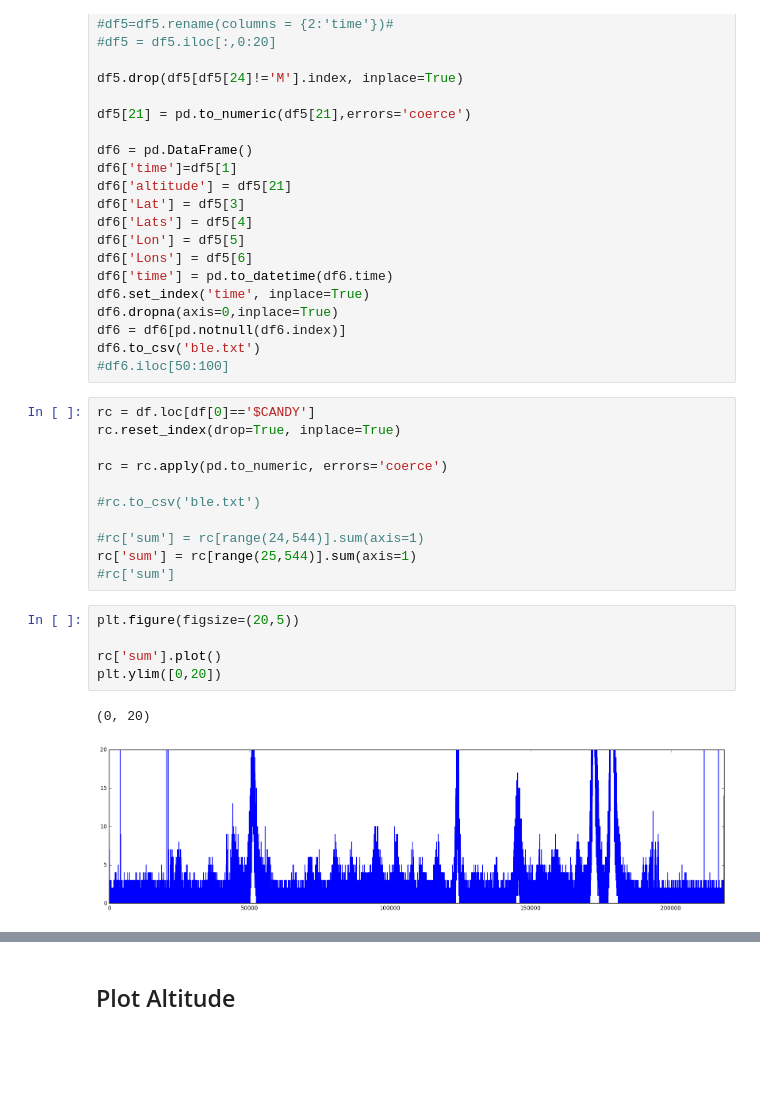
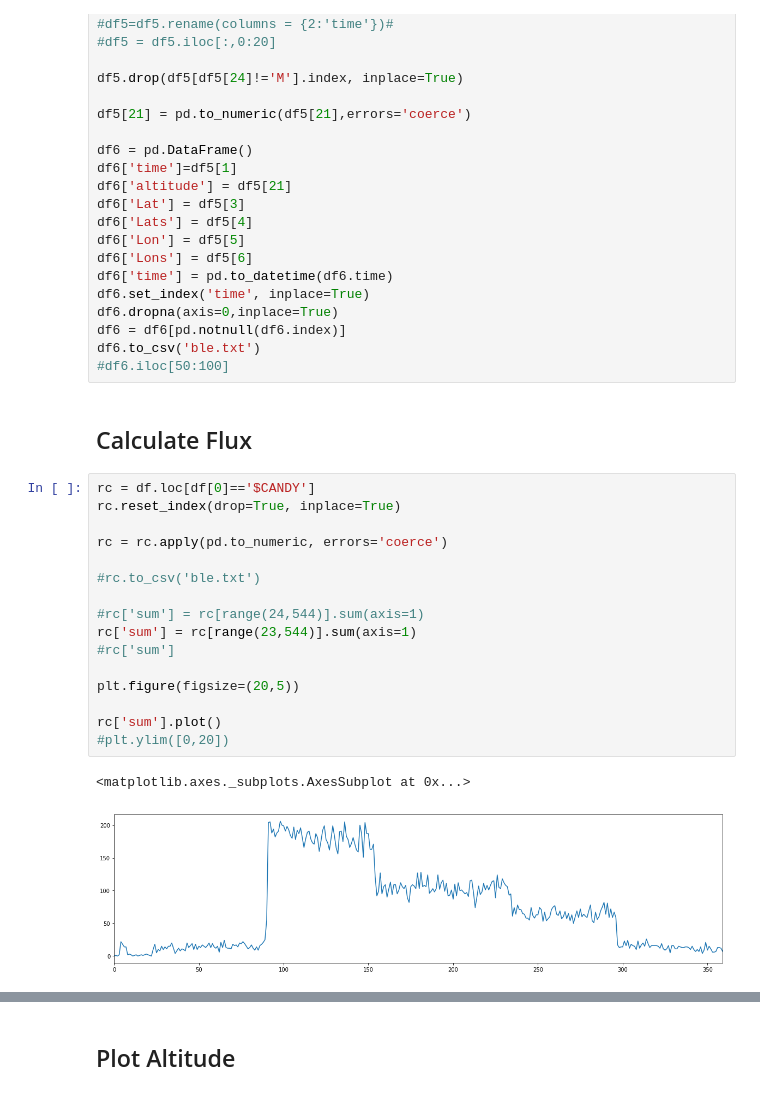
Before and after one commit to ODZ-UJF-AV-CR/AIRDOS-parser, a Jupyter notebook: AIRDOS_parser.ipynb, the cells around one changed output, grey strips where cells are left out. Cells and saved outputs as stored; diff of their text form; blank space fills up the shorter version.

```diff
--- a/AIRDOS_parser.ipynb
+++ b/AIRDOS_parser.ipynb
@@ -76,22 +76,24 @@ df6.dropna(axis=0,inplace=True)
 df6 = df6[pd.notnull(df6.index)]
 df6.to_csv('ble.txt')
 #df6.iloc[50:100]
+# %% [markdown]
+## Calculate Flux
 # %%
 rc = df.loc[df[0]=='$CANDY']
 rc.reset_index(drop=True, inplace=True)
 
 rc = rc.apply(pd.to_numeric, errors='coerce')
 
 #rc.to_csv('ble.txt')
 
 #rc['sum'] = rc[range(24,544)].sum(axis=1)
-rc['sum'] = rc[range(25,544)].sum(axis=1)
+rc['sum'] = rc[range(23,544)].sum(axis=1)
 #rc['sum']
+
+plt.figure(figsize=(20,5))
+
+rc['sum'].plot()
+#plt.ylim([0,20])
+# %% [output]
+<matplotlib.axes._subplots.AxesSubplot at 0x...>
+[figure, added]
-# %%
-plt.figure(figsize=(20,5))
-
-rc['sum'].plot()
-plt.ylim([0,20])
-# %% [output]
-(0, 20)
-[figure, removed]
```
Also changed, not shown: parts of 5 cells of this notebook.
